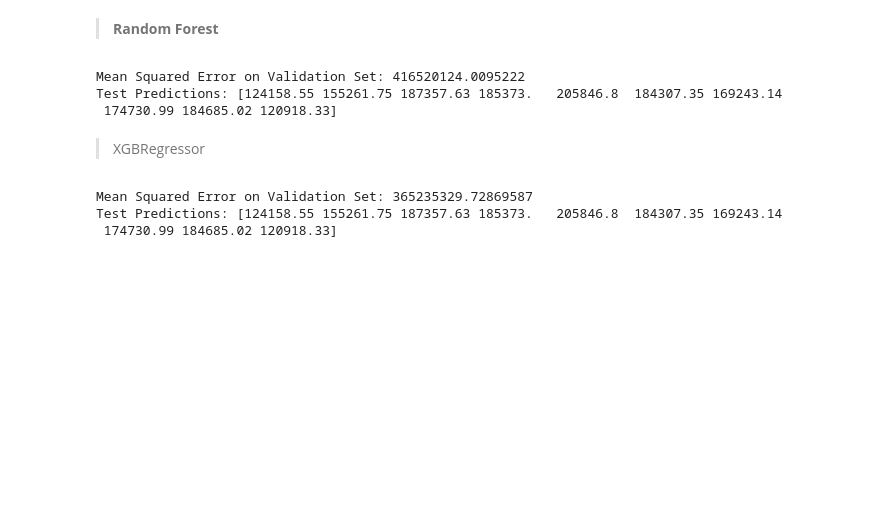
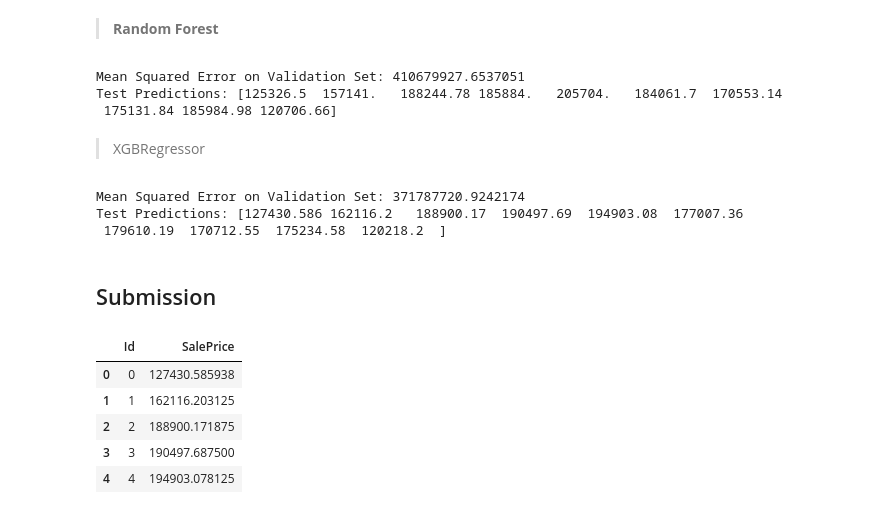
Before and after one commit to Kabi-45/Kaggle-competitions, a Jupyter notebook: Housing-Prediction-Competition.ipynb, the cells around one changed output. Saved outputs shown, nothing was run; the diff lists cells and outputs as text; code cells hidden in the pictures; blank space fills up the shorter version.

Commit message:
Kaggle Notebook | Housing-Prediction-Competition | Version 8

```diff
--- a/Housing-Prediction-Competition.ipynb
+++ b/Housing-Prediction-Competition.ipynb
@@ -851,0 +796,23 @@ Index(['OverallQual', 'GrLivArea', 'TotalBsmtSF', 'GarageCars', 'BsmtFinSF1',
+# %%
+# Fit the Random Forest Regressor
+model = RandomForestRegressor(n_estimators=100, random_state=42)
+model.fit(x_feature, y)
+
+# Get feature importances
+importance = model.feature_importances_
+
+# Map to feature names
+feature_names = x_feature.columns
+feature_importance_dict = dict(zip(feature_names, importance))
+
+# Rank features by importance
+sorted_features = sorted(feature_importance_dict.items(), key=lambda x: x[1], reverse=True)
+
+# Select top n features
+top_n = 100
+top_features = sorted_features[:top_n]
+selected_features = [feature for feature, _ in top_features]
+
+# Print the top features
+print(f"Top {top_n} Features:")
+print(selected_features)
@@ -855,7 +825,7 @@ Index(['OverallQual', 'GrLivArea', 'TotalBsmtSF', 'GarageCars', 'BsmtFinSF1',
 #### Splitting data into training and validation sets
 # %%
 # Splitting data into training and validation sets
-X = final_train_df[selected_important_features]
+X = final_train_df[selected_features]
 y = final_train_df['SalePrice']
 
 X_train, X_val, y_train, y_val = train_test_split(X, y, test_size=0.2, random_state=42)
@@ -892,37 +862,48 @@ mse_rf = mean_squared_error(y_val, y_val_pred_rf)
 print("Mean Squared Error on Validation Set:", mse_rf)
 
 # If you need to make predictions on test data (assuming `final_test_df` is processed correctly)
-X_test = final_test_df[selected_important_features]  # Ensure the test set is preprocessed in the same way as X
+X_test = final_test_df[selected_features]  # Ensure the test set is preprocessed in the same way as X
 y_test_pred_rf = rf.predict(X_test)
 print("Test Predictions:", y_test_pred_rf[:10])  # Display first 10 predictions
 # %% [output]
-Mean Squared Error on Validation Set: 416520124.0095222
-Test Predictions: [124158.55 155261.75 187357.63 185373.   205846.8  184307.35 169243.14
- 174730.99 184685.02 120918.33]
+Mean Squared Error on Validation Set: 410679927.6537051
+Test Predictions: [125326.5  157141.   188244.78 185884.   205704.   184061.7  170553.14
+ 175131.84 185984.98 120706.66]
 # %% [markdown]
 > XGBRegressor
 # %%
 from xgboost import XGBRegressor
 
-xgb = XGBRegressor(n_estimators=1000, learning_rate=0.05, max_depth=6, subsample=0.8, random_state=42)
-xgb.fit(X_train, y_train)
-
-y_val_pred_xgb = xgb.predict(X_val)
+xgb_model = XGBRegressor(n_estimators=1000, learning_rate=0.05, max_depth=6, subsample=0.8, random_state=42)
+xgb_model.fit(X_train, y_train)
+# Evaluate on validation set
+y_val_pred_xgb = xgb_model.predict(X_val)  # Predictions for validation data
 mse_xgb = mean_squared_error(y_val, y_val_pred_xgb)
 print("Mean Squared Error on Validation Set:", mse_xgb)
 
 # If you need to make predictions on test data (assuming `final_test_df` is processed correctly)
-X_test = final_test_df[selected_important_features]  # Ensure the test set is preprocessed in the same way as X
-y_test_pred_xgb = rf.predict(X_test)
+X_test = final_test_df[selected_features]  # Ensure the test set is preprocessed in the same way as X
+y_test_pred_xgb = xgb_model.predict(X_test)
 print("Test Predictions:", y_test_pred_xgb[:10])  # Display first 10 predictions
 # %% [output]
-Mean Squared Error on Validation Set: 365235329.72869587
-Test Predictions: [124158.55 155261.75 187357.63 185373.   205846.8  184307.35 169243.14
- 174730.99 184685.02 120918.33]
+Mean Squared Error on Validation Set: 371787720.9242174
+Test Predictions: [127430.586 162116.2   188900.17  190497.69  194903.08  177007.36
+ 179610.19  170712.55  175234.58  120218.2  ]
+# %% [markdown]
+## Submission
 # %%
 submission = pd.DataFrame({
-    'Id': final_test_df.index,
+    'Id': X_test.index,
     'SalePrice': y_test_pred_xgb
 })
 
 submission.to_csv('submission.csv', index=False)
+# %%
+submission.head()
+# %% [output]
+|  | Id | SalePrice |
+| 0 | 0 | 127430.585938 |
+| 1 | 1 | 162116.203125 |
+| 2 | 2 | 188900.171875 |
+| 3 | 3 | 190497.687500 |
+| 4 | 4 | 194903.078125 |
```
Also changed, not shown: parts of 16 cells of this notebook.
